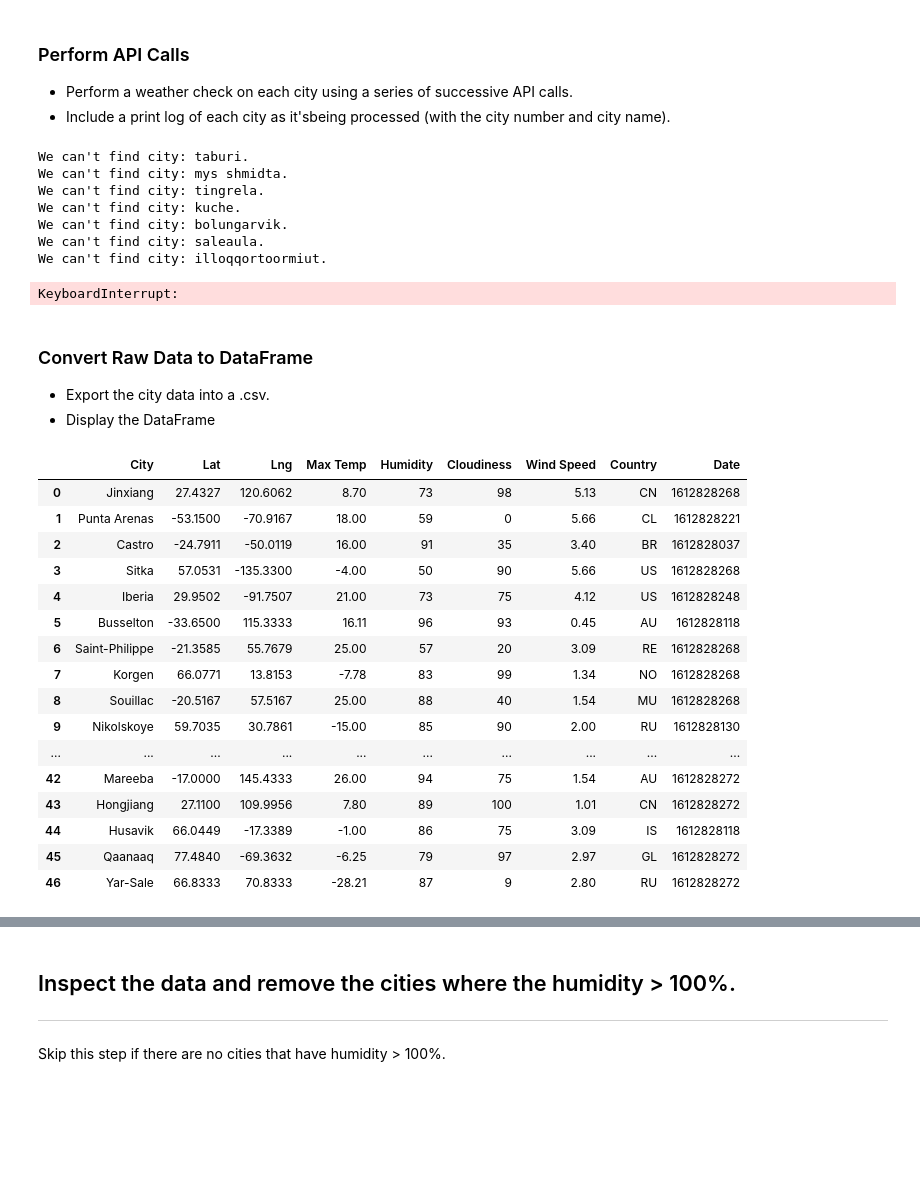
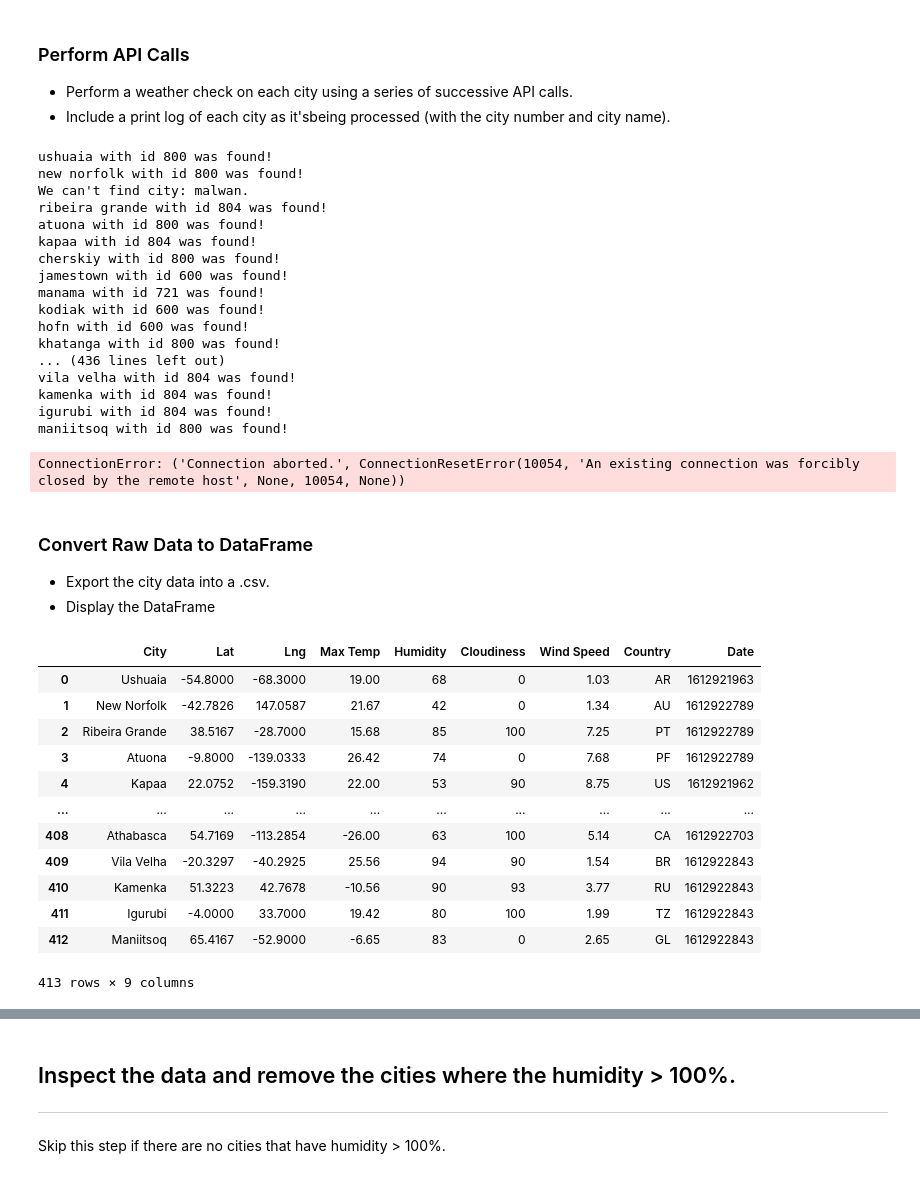
Before and after one commit to schwamb/python-api-challenge, a Jupyter notebook: WeatherPy/WeatherPy.ipynb, the cells around one changed output, grey strips where cells are left out. Saved outputs shown, nothing was run; the diff lists cells and outputs as text; code cells hidden in the pictures; blank space fills up the shorter version.

```diff
--- a/WeatherPy/WeatherPy.ipynb
+++ b/WeatherPy/WeatherPy.ipynb
@@ -66,7 +66,6 @@ country = []
 date = []
 city_id=[]
 good_city=[]
-
 no_city = []
 
 units = "metric"
@@ -77,6 +76,8 @@ for city in cities:
         weather_response = requests.get(query_url + city).json()
         good_city.append(weather_response['name'])
         city_id.append(weather_response['weather'][0]['id'])
+        city_id_var = weather_response['weather'][0]['id']
+        print(f'{city} with id {city_id_var} was found!')
         lat.append(weather_response["coord"]["lat"])
         lng.append(weather_response["coord"]['lon'])
         temp.append(weather_response['main']['temp_max'])
@@ -91,14 +92,24 @@ for city in cities:
         if city not in no_city:
             no_city.append(city)
 # %% [output]
-We can't find city: taburi.
-We can't find city: mys shmidta.
-We can't find city: tingrela.
-We can't find city: kuche.
-We can't find city: bolungarvik.
-We can't find city: saleaula.
-We can't find city: illoqqortoormiut.
+ushuaia with id 800 was found!
+new norfolk with id 800 was found!
+We can't find city: malwan.
+ribeira grande with id 804 was found!
+atuona with id 800 was found!
+kapaa with id 804 was found!
+cherskiy with id 800 was found!
+jamestown with id 600 was found!
+manama with id 721 was found!
+kodiak with id 600 was found!
+hofn with id 600 was found!
+khatanga with id 800 was found!
+... (436 lines left out)
+vila velha with id 804 was found!
+kamenka with id 804 was found!
+igurubi with id 804 was found!
+maniitsoq with id 800 was found!
-KeyboardInterrupt:
+ConnectionError: ('Connection aborted.', ConnectionResetError(10054, 'An existing connection was forcibly closed by the remote host', None, 10054, None))
 # %% [markdown]
 ### Convert Raw Data to DataFrame
 * Export the city data into a .csv.
@@ -106,38 +117,34 @@ KeyboardInterrupt:
 # %%
 weather_dict = {
     "City": good_city,
     "Lat": lat,
     "Lng": lng,
     "Max Temp": temp,
     "Humidity": humidity,
     "Cloudiness": cloudiness,
     "Wind Speed": wind,
     "Country": country,
     "Date": date
 }
 weather_data = pd.DataFrame(weather_dict)
-weather_data
 
 
-# weather_dict
+weather_data.to_csv("Output/Weather.csv", index = False)
+weather_data
 # %% [output]
 |  | City | Lat | Lng | Max Temp | Humidity | Cloudiness | Wind Speed | Country | Date |
-| 0 | Jinxiang | 27.4327 | 120.6062 | 8.70 | 73 | 98 | 5.13 | CN | 1612828268 |
-| 1 | Punta Arenas | -53.1500 | -70.9167 | 18.00 | 59 | 0 | 5.66 | CL | 1612828221 |
-| 2 | Castro | -24.7911 | -50.0119 | 16.00 | 91 | 35 | 3.40 | BR | 1612828037 |
-| 3 | Sitka | 57.0531 | -135.3300 | -4.00 | 50 | 90 | 5.66 | US | 1612828268 |
-| 4 | Iberia | 29.9502 | -91.7507 | 21.00 | 73 | 75 | 4.12 | US | 1612828248 |
-| 5 | Busselton | -33.6500 | 115.3333 | 16.11 | 96 | 93 | 0.45 | AU | 1612828118 |
-| 6 | Saint-Philippe | -21.3585 | 55.7679 | 25.00 | 57 | 20 | 3.09 | RE | 1612828268 |
-| 7 | Korgen | 66.0771 | 13.8153 | -7.78 | 83 | 99 | 1.34 | NO | 1612828268 |
-| 8 | Souillac | -20.5167 | 57.5167 | 25.00 | 88 | 40 | 1.54 | MU | 1612828268 |
-| 9 | Nikolskoye | 59.7035 | 30.7861 | -15.00 | 85 | 90 | 2.00 | RU | 1612828130 |
+| 0 | Ushuaia | -54.8000 | -68.3000 | 19.00 | 68 | 0 | 1.03 | AR | 1612921963 |
+| 1 | New Norfolk | -42.7826 | 147.0587 | 21.67 | 42 | 0 | 1.34 | AU | 1612922789 |
+| 2 | Ribeira Grande | 38.5167 | -28.7000 | 15.68 | 85 | 100 | 7.25 | PT | 1612922789 |
+| 3 | Atuona | -9.8000 | -139.0333 | 26.42 | 74 | 0 | 7.68 | PF | 1612922789 |
+| 4 | Kapaa | 22.0752 | -159.3190 | 22.00 | 53 | 90 | 8.75 | US | 1612921962 |
 | ... | ... | ... | ... | ... | ... | ... | ... | ... | ... |
-| 42 | Mareeba | -17.0000 | 145.4333 | 26.00 | 94 | 75 | 1.54 | AU | 1612828272 |
-| 43 | Hongjiang | 27.1100 | 109.9956 | 7.80 | 89 | 100 | 1.01 | CN | 1612828272 |
-| 44 | Husavik | 66.0449 | -17.3389 | -1.00 | 86 | 75 | 3.09 | IS | 1612828118 |
-| 45 | Qaanaaq | 77.4840 | -69.3632 | -6.25 | 79 | 97 | 2.97 | GL | 1612828272 |
-| 46 | Yar-Sale | 66.8333 | 70.8333 | -28.21 | 87 | 9 | 2.80 | RU | 1612828272 |
+| 408 | Athabasca | 54.7169 | -113.2854 | -26.00 | 63 | 100 | 5.14 | CA | 1612922703 |
+| 409 | Vila Velha | -20.3297 | -40.2925 | 25.56 | 94 | 90 | 1.54 | BR | 1612922843 |
+| 410 | Kamenka | 51.3223 | 42.7678 | -10.56 | 90 | 93 | 3.77 | RU | 1612922843 |
+| 411 | Igurubi | -4.0000 | 33.7000 | 19.42 | 80 | 100 | 1.99 | TZ | 1612922843 |
+| 412 | Maniitsoq | 65.4167 | -52.9000 | -6.65 | 83 | 0 | 2.65 | GL | 1612922843 |
+413 rows × 9 columns
 # %%
 weather_data.describe()
 # %% [output]
```
Also changed, not shown: parts of 24 cells of this notebook, 13 other files.
